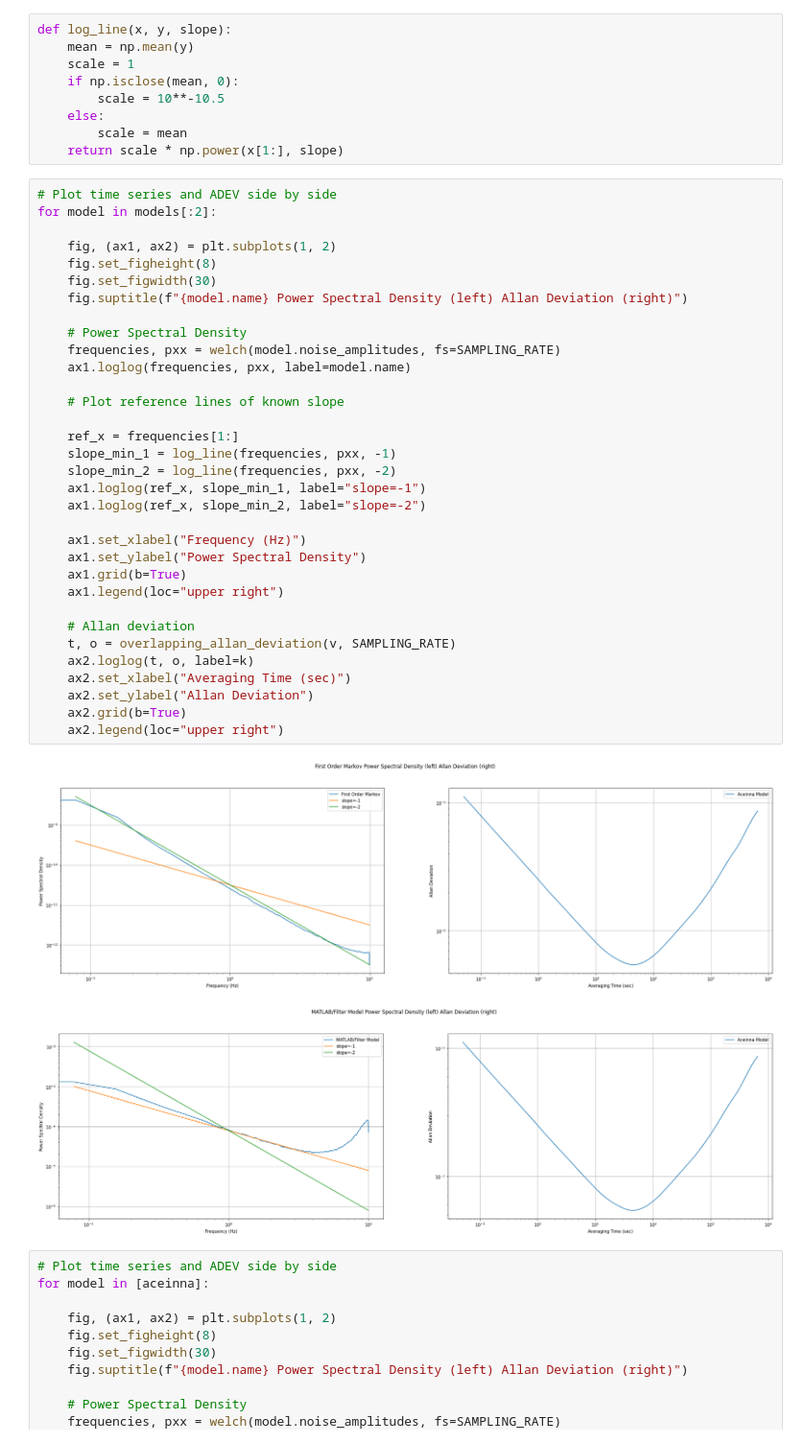
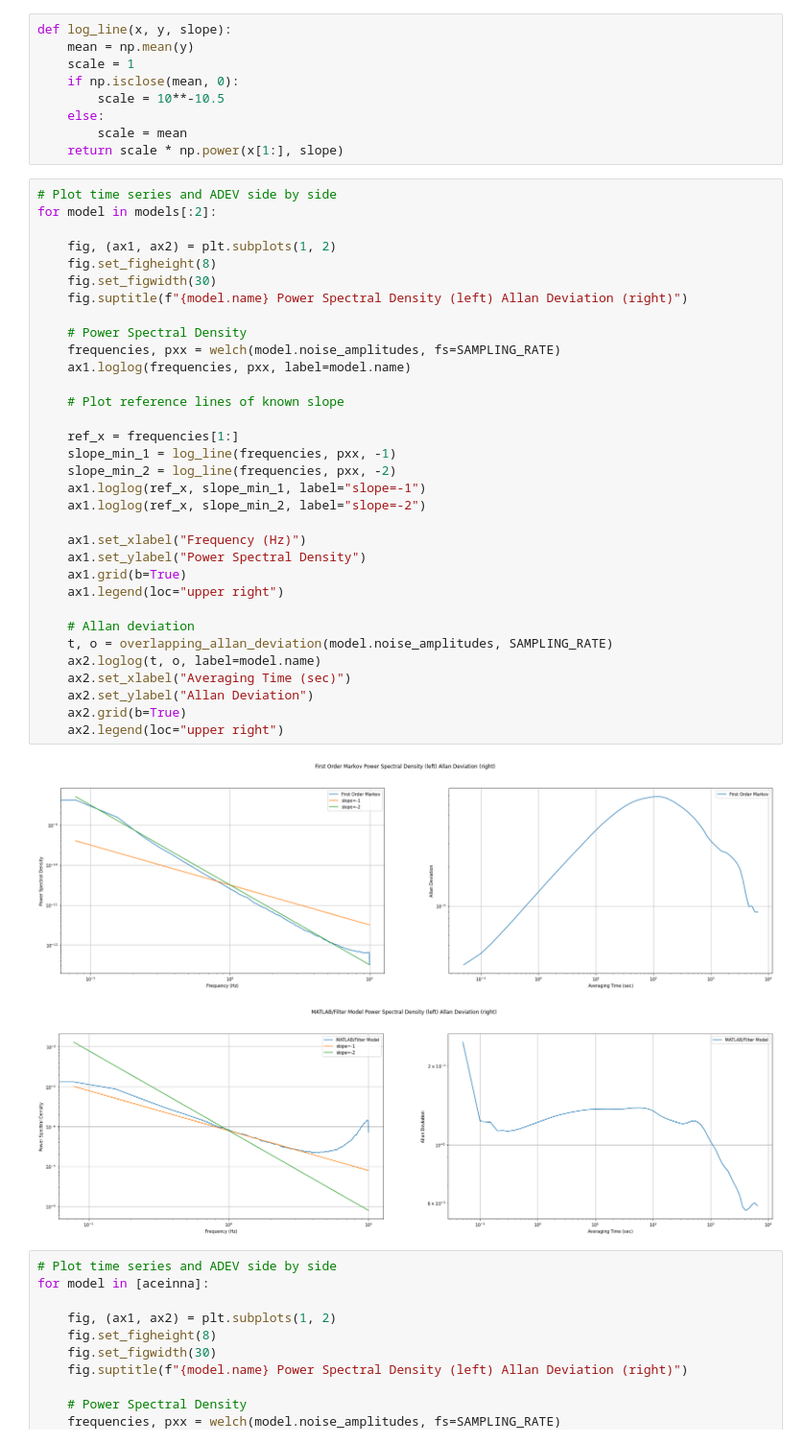
Before and after one commit to nurriol2/learn-imu, a Jupyter notebook: notebooks/05_report_differences_between_bias_instability_models.ipynb, the cells around one changed output. Shown: that part at 96% size. Saved outputs shown, nothing was run; the diff lists cells and outputs as text.

Commit message:
Correct Allan plots for markov and matlab models

```diff
--- a/notebooks/05_report_differences_between_bias_instability_models.ipynb
+++ b/notebooks/05_report_differences_between_bias_instability_models.ipynb
@@ -322,37 +322,37 @@ def log_line(x, y, slope):
 for model in models[:2]:
 
     fig, (ax1, ax2) = plt.subplots(1, 2)
     fig.set_figheight(8)
     fig.set_figwidth(30)
     fig.suptitle(f"{model.name} Power Spectral Density (left) Allan Deviation (right)")
 
     # Power Spectral Density
     frequencies, pxx = welch(model.noise_amplitudes, fs=SAMPLING_RATE)
     ax1.loglog(frequencies, pxx, label=model.name)
 
     # Plot reference lines of known slope
 
     ref_x = frequencies[1:]
     slope_min_1 = log_line(frequencies, pxx, -1)
     slope_min_2 = log_line(frequencies, pxx, -2)
     ax1.loglog(ref_x, slope_min_1, label="slope=-1")
     ax1.loglog(ref_x, slope_min_2, label="slope=-2")
 
     ax1.set_xlabel("Frequency (Hz)")
     ax1.set_ylabel("Power Spectral Density")
     ax1.grid(b=True)
     ax1.legend(loc="upper right")
 
     # Allan deviation
-    t, o = overlapping_allan_deviation(v, SAMPLING_RATE)
-    ax2.loglog(t, o, label=k)
+    t, o = overlapping_allan_deviation(model.noise_amplitudes, SAMPLING_RATE)
+    ax2.loglog(t, o, label=model.name)
     ax2.set_xlabel("Averaging Time (sec)")
     ax2.set_ylabel("Allan Deviation")
     ax2.grid(b=True)
     ax2.legend(loc="upper right")
 # %% [output]
-[figure, old version]
+[figure, new version]
-[figure, old version]
+[figure, new version]
 # %%
 # Plot time series and ADEV side by side
 for model in [aceinna]:
```
